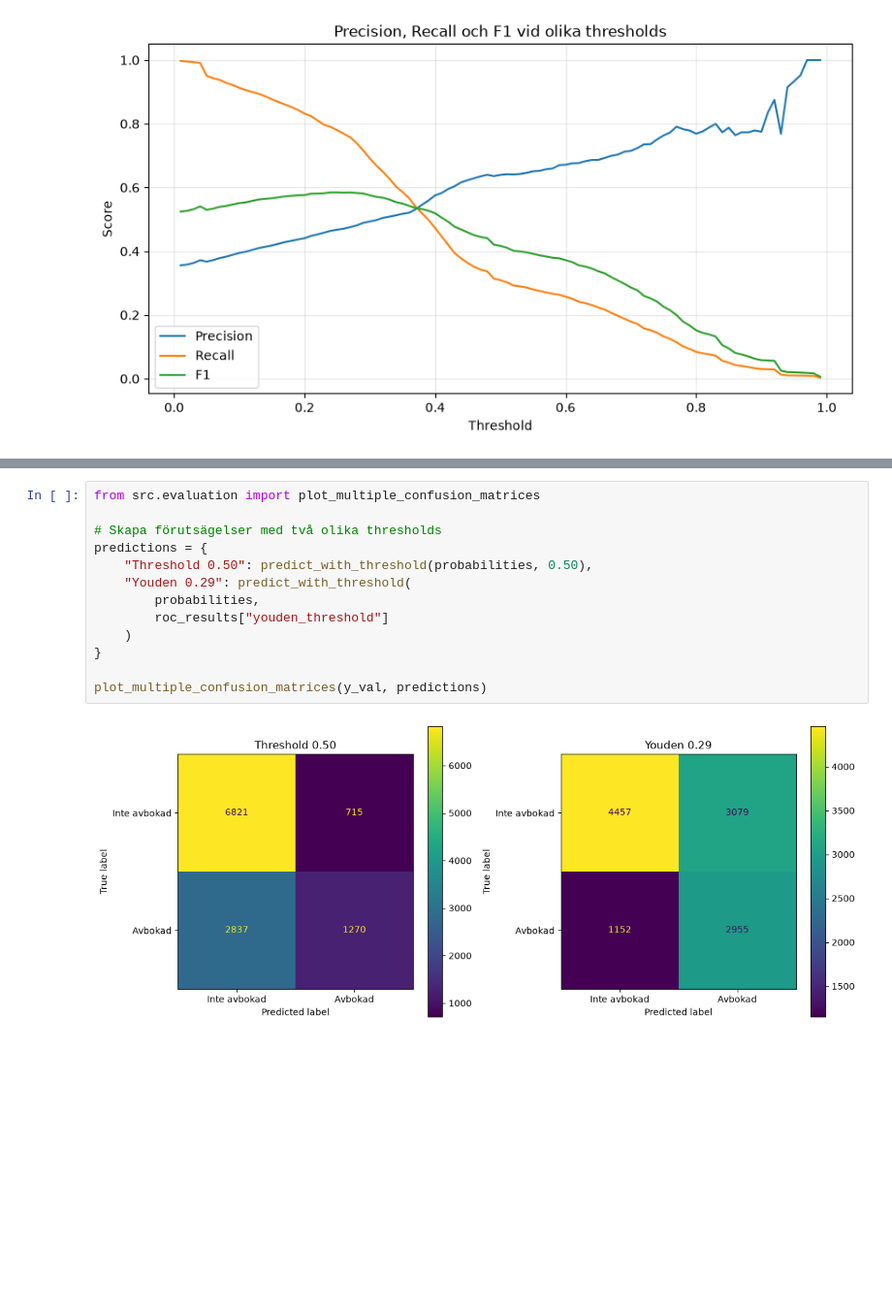
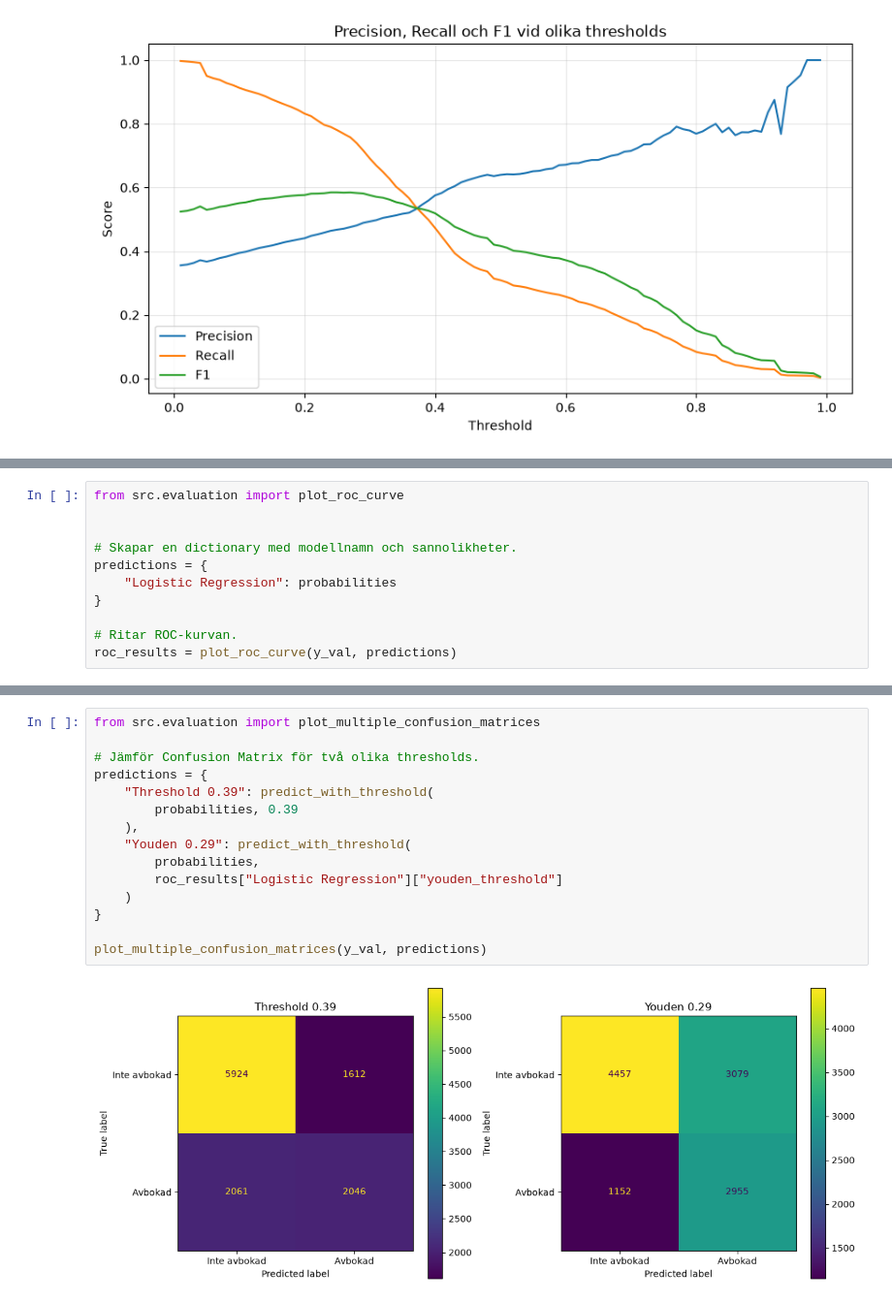
Before and after one commit to Shara-Hysen/data-science-group-project, a Jupyter notebook: notebooks/04_logistic_regression_demo.ipynb, the cells around one changed output, grey strips where cells are left out. Shown at 97% size. Drawn from its saved outputs; the diff is of its cells as text; blank space fills up the shorter version.

```diff
--- a/notebooks/04_logistic_regression_demo.ipynb
+++ b/notebooks/04_logistic_regression_demo.ipynb
@@ -181,0 +172,11 @@ Threshold (Youdens J): 0.2896
+# %%
+from src.evaluation import plot_roc_curve
+
+
+# Skapar en dictionary med modellnamn och sannolikheter.
+predictions = {
+    "Logistic Regression": probabilities
+}
+
+# Ritar ROC-kurvan.
+roc_results = plot_roc_curve(y_val, predictions)
@@ -182,15 +185,17 @@ Threshold (Youdens J): 0.2896
 # %%
 from src.evaluation import plot_multiple_confusion_matrices
 
-# Skapa förutsägelser med två olika thresholds
+# Jämför Confusion Matrix för två olika thresholds.
 predictions = {
-    "Threshold 0.50": predict_with_threshold(probabilities, 0.50),
+    "Threshold 0.39": predict_with_threshold(
+        probabilities, 0.39
+    ),
     "Youden 0.29": predict_with_threshold(
         probabilities,
-        roc_results["youden_threshold"]
+        roc_results["Logistic Regression"]["youden_threshold"]
     )
 }
 
 plot_multiple_confusion_matrices(y_val, predictions)
 # %% [output]
-[figure, old version]
+[figure, new version]
```
Also changed, not shown: parts of 8 cells of this notebook, 1 other file.
